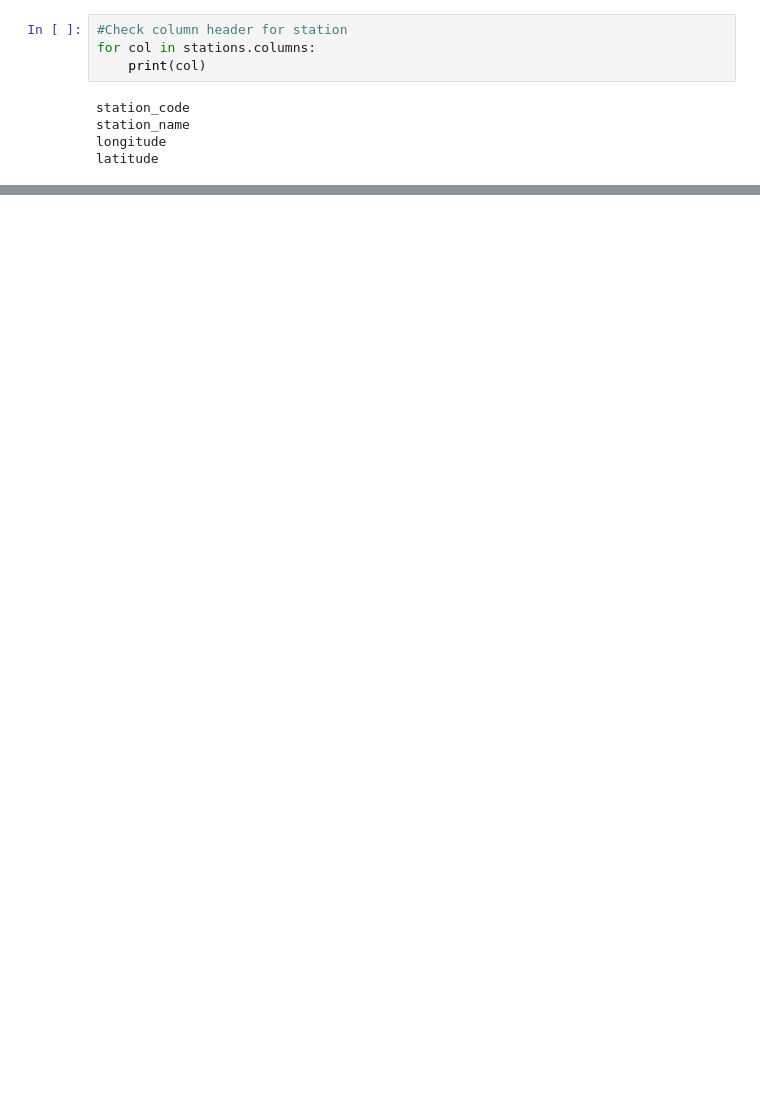
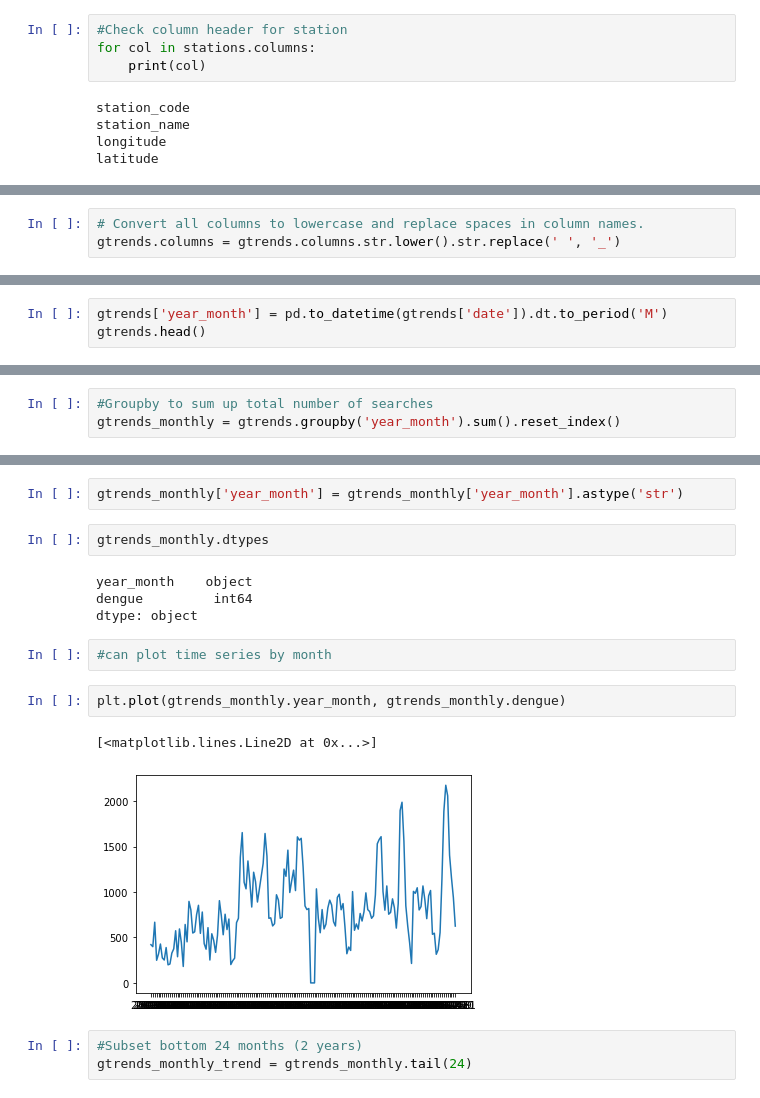
Before and after one commit to garyfoohw/GA_DSIF_Dengue, a Jupyter notebook: src/02_EDA_Anni.ipynb, the cells around one changed output, grey strips where cells are left out. Cells and saved outputs as stored; diff of their text form; blank space fills up the shorter version.

```diff
--- a/src/02_EDA_Anni.ipynb
+++ b/src/02_EDA_Anni.ipynb
@@ -172,0 +359,3 @@ Combined_1.shape
+# %%
+# Convert all columns to lowercase and replace spaces in column names.
+gtrends.columns = gtrends.columns.str.lower().str.replace(' ', '_')
@@ -172,0 +398,3 @@ Combined_1.shape
+# %%
+gtrends['year_month'] = pd.to_datetime(gtrends['date']).dt.to_period('M')
+gtrends.head()
@@ -172,0 +420,3 @@ Combined_1.shape
+# %%
+#Groupby to sum up total number of searches
+gtrends_monthly = gtrends.groupby('year_month').sum().reset_index()
@@ -172,0 +432,18 @@ Combined_1.shape
+# %%
+gtrends_monthly['year_month'] = gtrends_monthly['year_month'].astype('str')
+# %%
+gtrends_monthly.dtypes
+# %% [output]
+year_month    object
+dengue         int64
+dtype: object
+# %%
+#can plot time series by month
+# %%
+plt.plot(gtrends_monthly.year_month, gtrends_monthly.dengue)
+# %% [output]
+[<matplotlib.lines.Line2D at 0x...>]
+[figure, added]
+# %%
+#Subset bottom 24 months (2 years)
+gtrends_monthly_trend = gtrends_monthly.tail(24)
```
Also changed, not shown: parts of 100 cells of this notebook, 1 other file.
